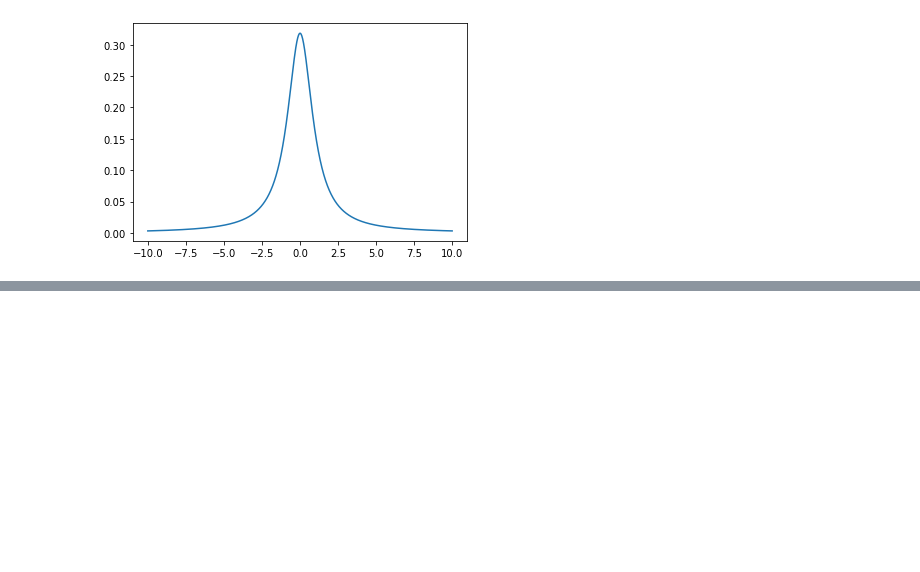
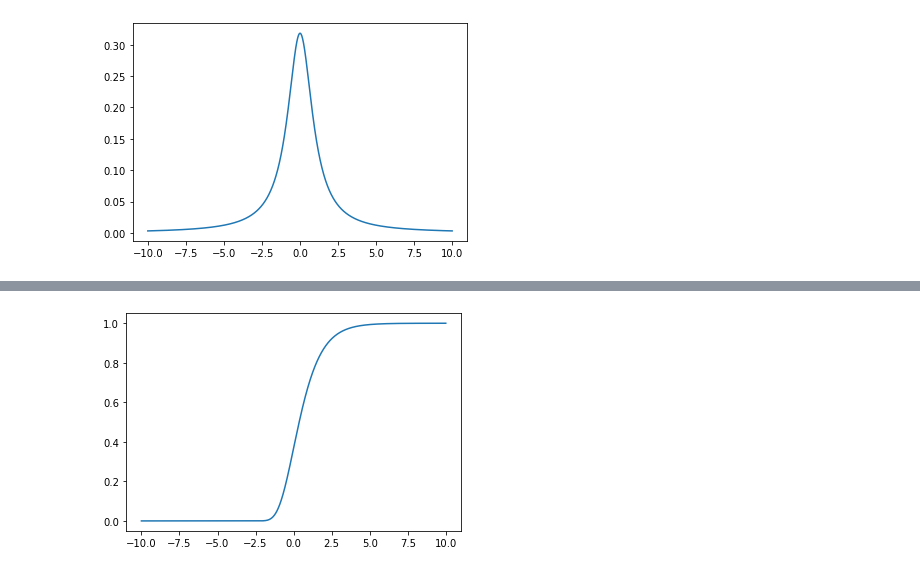
Before and after one commit to arponbasu/CS215_Assignments_3rdSem, a Jupyter notebook: Assignment 1/Shashwat's Work/Q1/Question1.ipynb, the cells around one changed output, grey strips where cells are left out. Saved outputs shown, nothing was run; the diff lists cells and outputs as text; code cells hidden in the pictures; blank space fills up the shorter version.

```diff
--- a/Assignment 1/Shashwat's Work/Q1/Question1.ipynb
+++ b/Assignment 1/Shashwat's Work/Q1/Question1.ipynb
@@ -62,0 +74,4 @@ RecursionError: maximum recursion depth exceeded while calling a Python object
+# %%
+plot_cdf(gumbel_pdf, -10, 10, u, b, dx)
+# %% [output]
+[figure, added]
```
Also changed, not shown: parts of 7 cells of this notebook, 2 other files.
